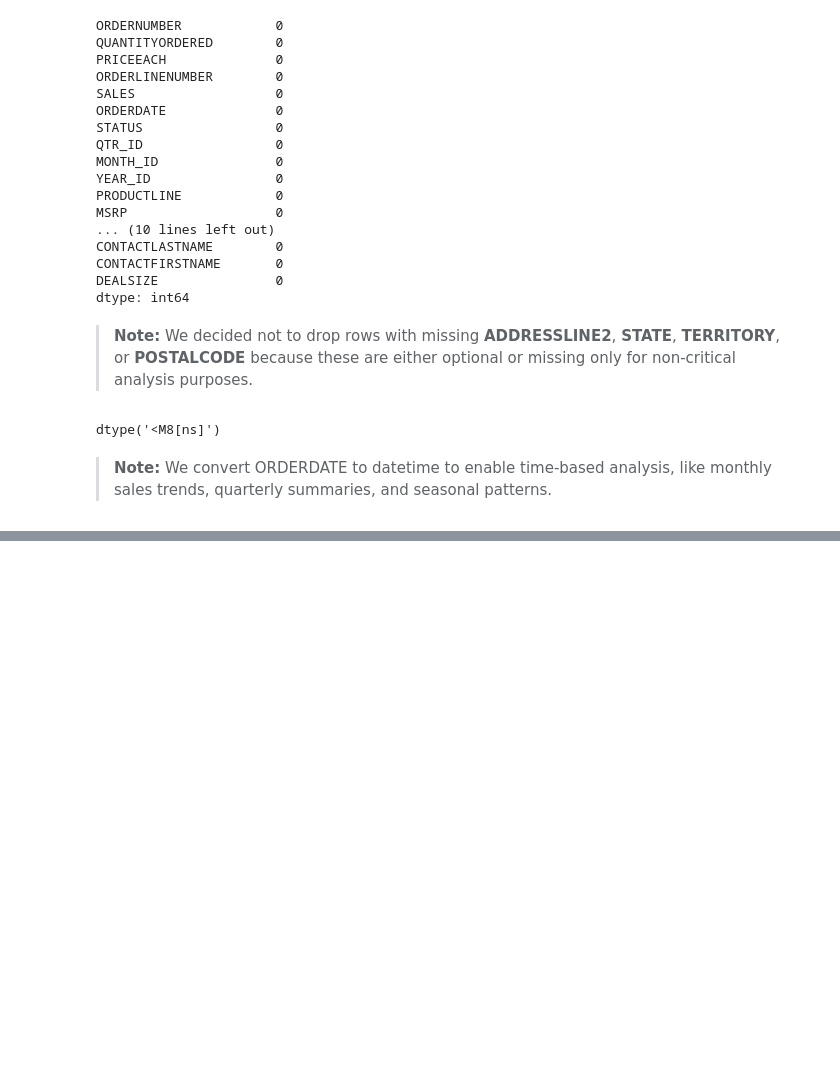
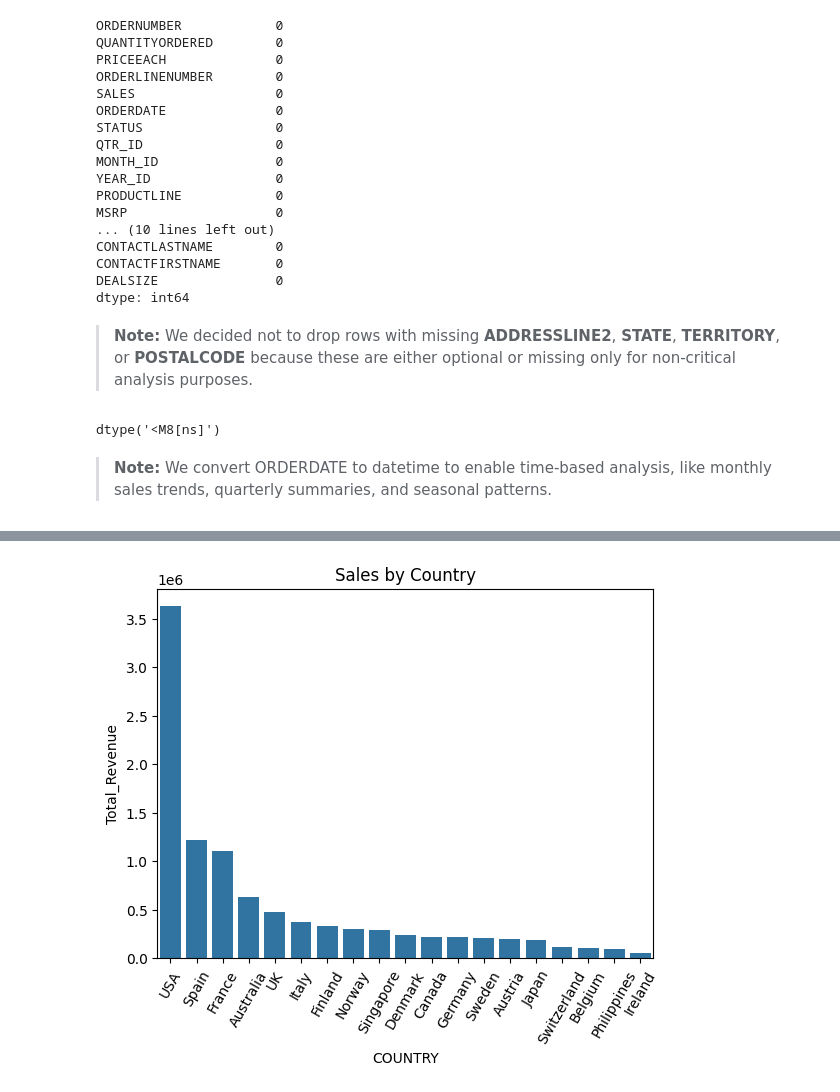
Before and after one commit to DimaKlimchuk/ecommerce-sales-analysis, a Jupyter notebook: notebooks/analysis.ipynb, the cells around one changed output, grey strips where cells are left out. Saved outputs shown, nothing was run; the diff lists cells and outputs as text; code cells hidden in the pictures; blank space fills up the shorter version.

```diff
--- a/notebooks/analysis.ipynb
+++ b/notebooks/analysis.ipynb
@@ -97,0 +148,6 @@ dtype('<M8[ns]')
+# %%
+sales_per_country = df.groupby('COUNTRY')['SALES'].sum()
+sales_per_country = sales_per_country.sort_values(ascending=False)
+sales_per_country = sales_per_country.reset_index()
+sales_per_country.rename(columns={'SALES': 'Total_Revenue'}, inplace=True)
+sales_per_country
@@ -97,0 +172,7 @@ dtype('<M8[ns]')
+# %%
+sns.barplot(x='COUNTRY', y='Total_Revenue', data=sales_per_country)
+plt.title('Sales by Country')
+plt.xticks(rotation=60)
+plt.show()
+# %% [output]
+[figure, added]
```
Also changed, not shown: parts of 13 cells of this notebook.
